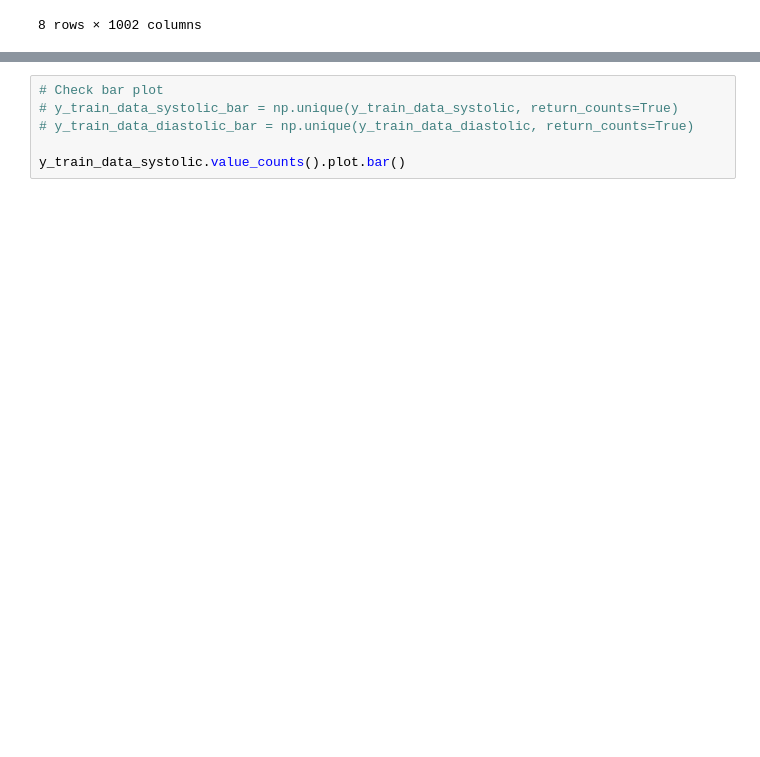
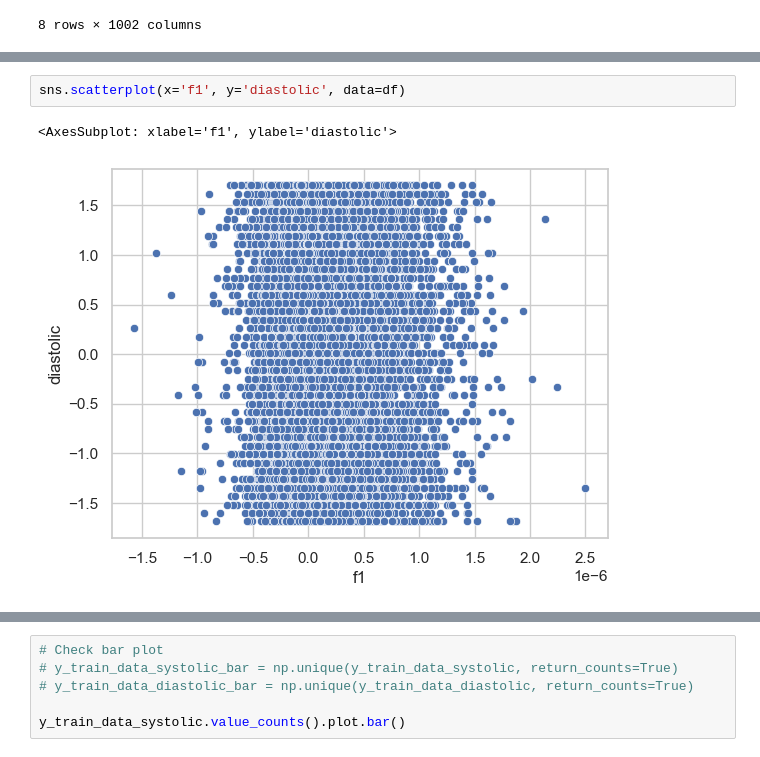
Before and after one commit to rumman-adnan/Assignment-Sensors-Data, a Jupyter notebook: Assignment(sensors)/EDA.ipynb, the cells around one changed output, grey strips where cells are left out. Cells and saved outputs as stored; diff of their text form; blank space fills up the shorter version.

```diff
--- a/Assignment(sensors)/EDA.ipynb
+++ b/Assignment(sensors)/EDA.ipynb
@@ -378,0 +430,5 @@ df.describe()
+# %%
+sns.scatterplot(x='f1', y='diastolic', data=df)
+# %% [output]
+<AxesSubplot: xlabel='f1', ylabel='diastolic'>
+[figure, added]
```
Also changed, not shown: parts of 20 cells of this notebook.
